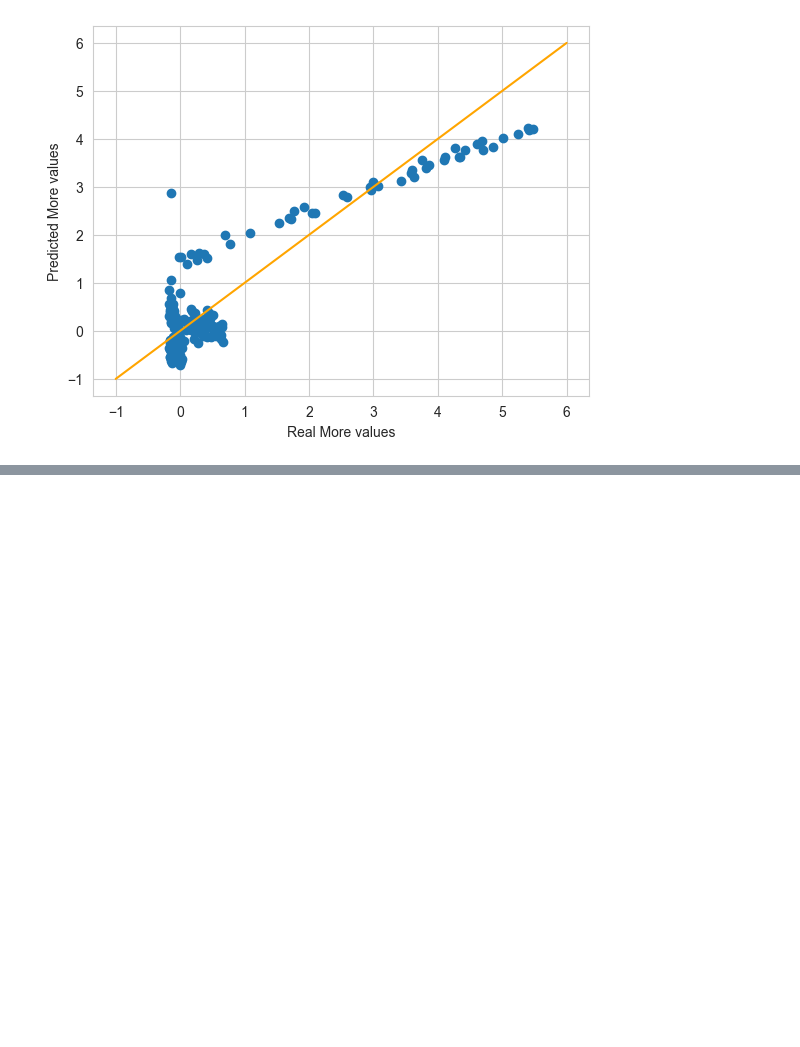
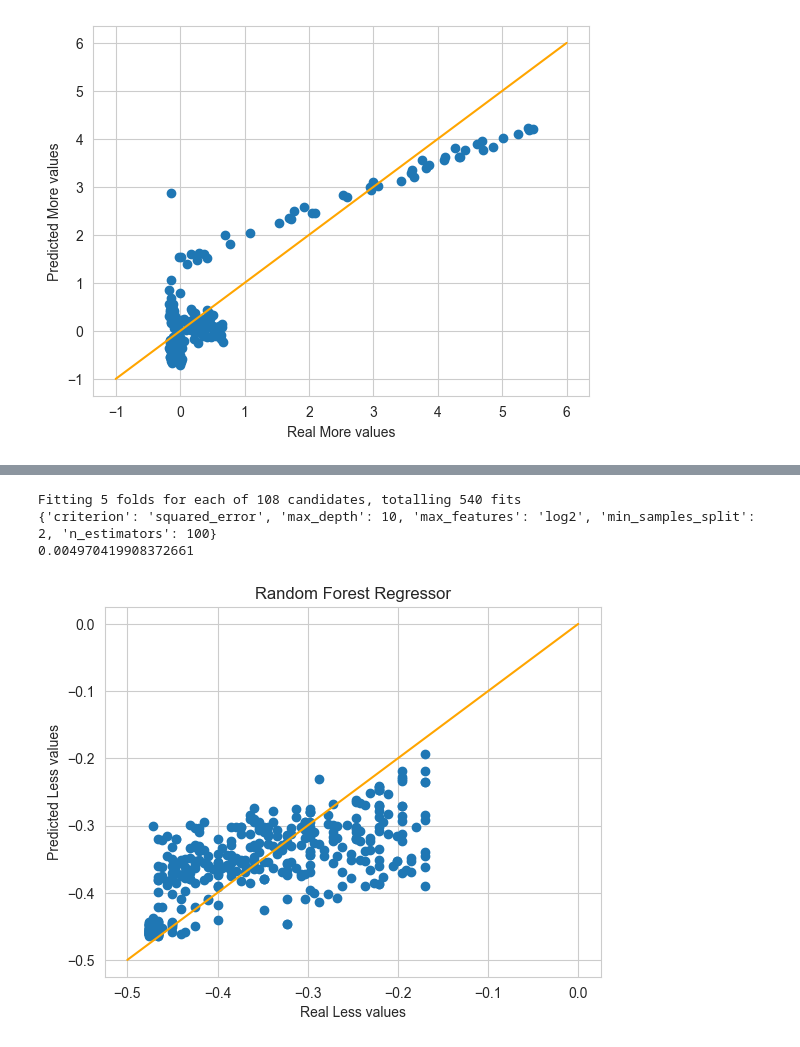
Before and after one commit to cmascarocatala/Kaggle_train_delay, a Jupyter notebook: Train_delay_analisy.ipynb, the cells around one changed output, grey strips where cells are left out. Cells and saved outputs as stored; diff of their text form; code cells hidden in the pictures; blank space fills up the shorter version.

```diff
--- a/Train_delay_analisy.ipynb
+++ b/Train_delay_analisy.ipynb
@@ -375,0 +425,28 @@ plt.show()
+# %%
+rfr = RandomForestRegressor()
+param_grid_rfr = {
+    'max_depth': [3, 5, 10, None],
+    'min_samples_split': [2, 5, 10],
+    'criterion': ['squared_error'],
+    'n_estimators': [50, 100, 200],
+    'max_features': [3, 'sqrt', 'log2']
+}
+
+grid_less_rfr = GridSearchCV(rfr, param_grid_rfr, scoring="neg_mean_squared_error", n_jobs=-1, verbose=10)
+grid_less_rfr.fit(X_train_less, y_train_less)
+y_less_pred = grid_less_rfr.predict(X_test_less)
+
+print(grid_less_rfr.best_params_)
+print(-grid_less_rfr.best_score_)
+
+plt.scatter(y_test_less, y_less_pred)
+plt.title("Random Forest Regressor")
+plt.xlabel("Real Less values")
+plt.ylabel("Predicted Less values")
+plt.plot([-0.5, 0], [-0.5, 0], c="orange")
+plt.show()
+# %% [output]
+Fitting 5 folds for each of 108 candidates, totalling 540 fits
+{'criterion': 'squared_error', 'max_depth': 10, 'max_features': 'log2', 'min_samples_split': 2, 'n_estimators': 100}
+0.004970419908372661
+[figure, added]
```
Also changed, not shown: parts of 11 cells of this notebook.
